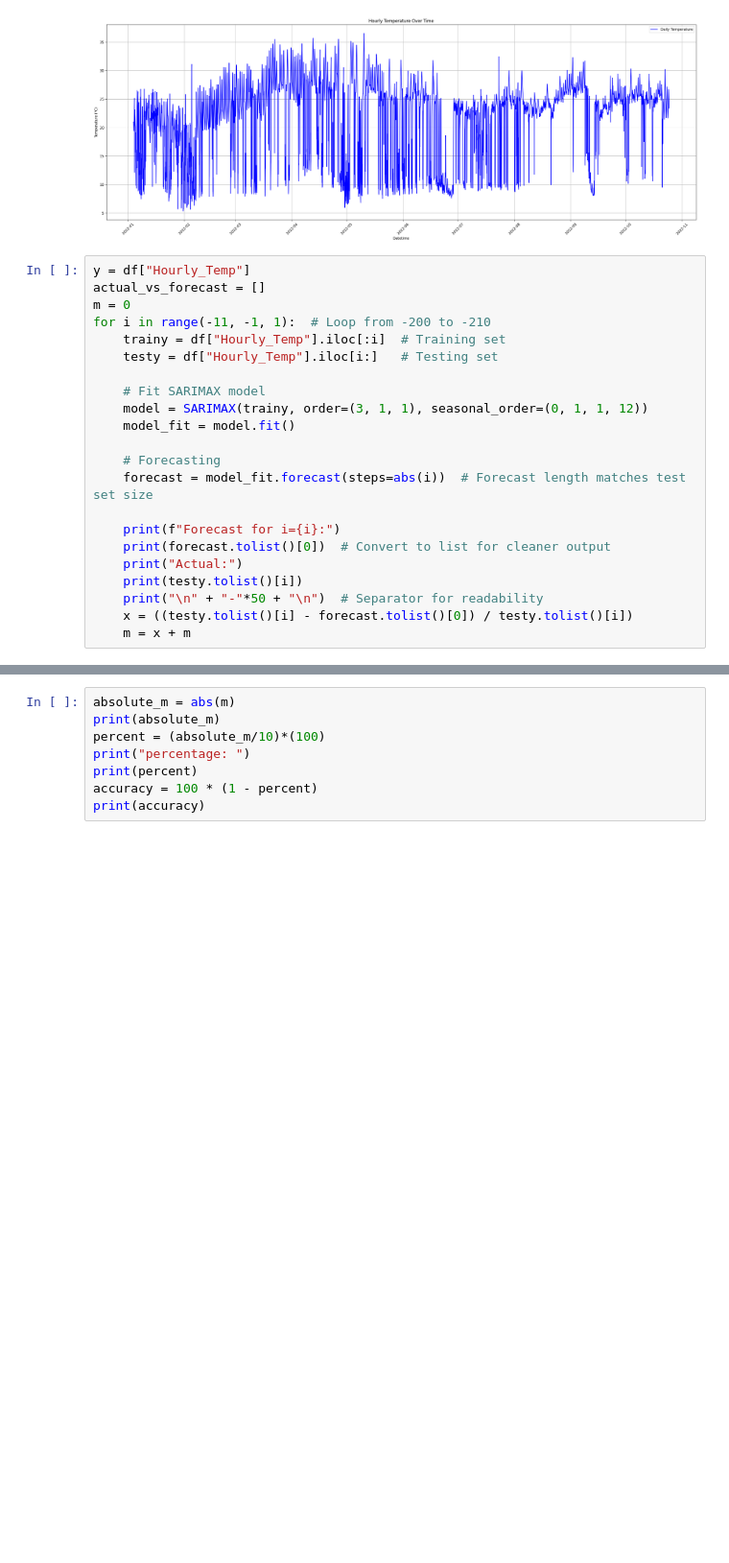
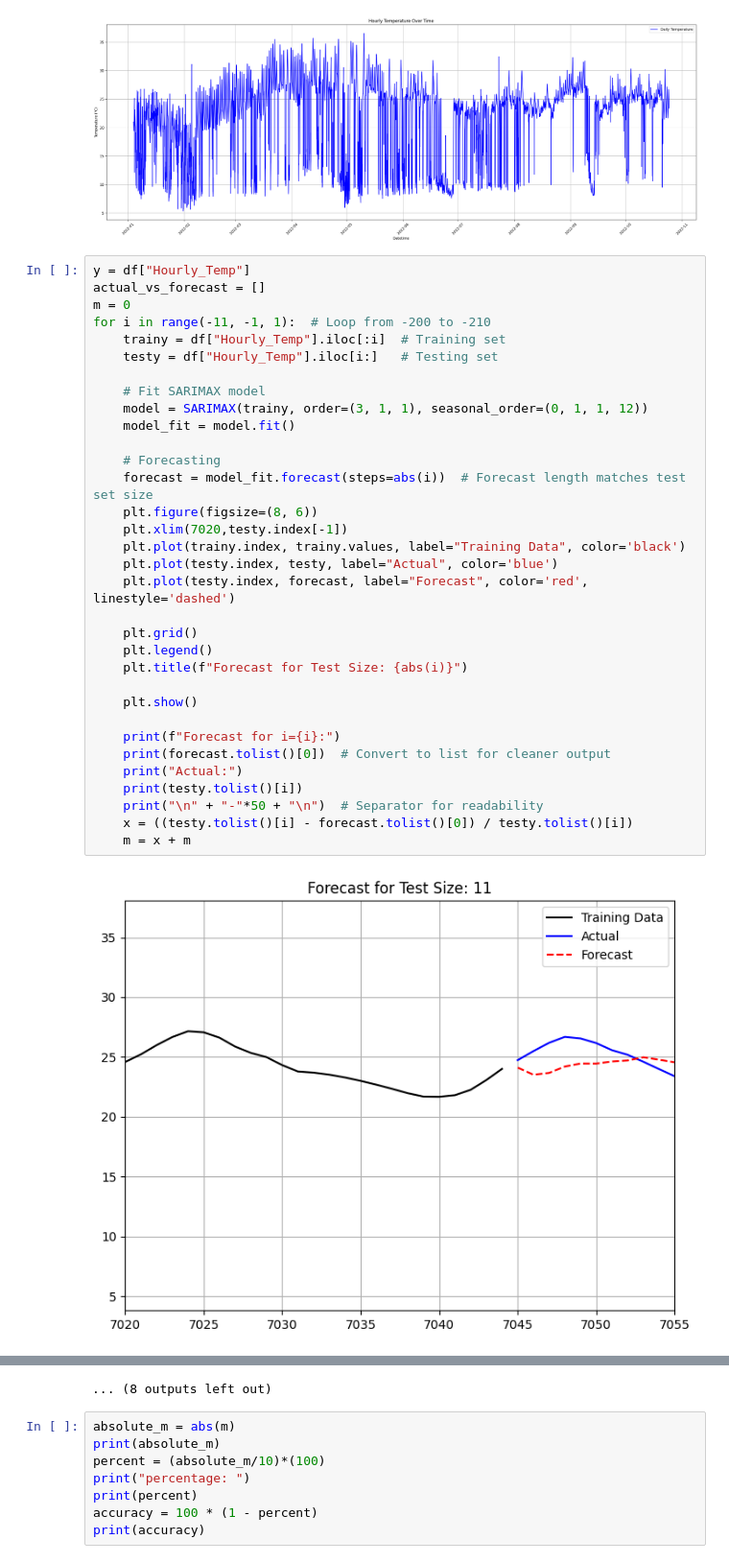
Before and after one commit to Grid-Resilience-Wentworth-Collaboration/time-series-tutorials-2025, a Jupyter notebook: WeatherPrediction.ipynb, the cells around one changed output, grey strips where cells are left out. Shown at 96% size. Cells and saved outputs as stored; diff of their text form; blank space fills up the shorter version.

Commit message:
graphs for poster

```diff
--- a/WeatherPrediction.ipynb
+++ b/WeatherPrediction.ipynb
@@ -46,26 +46,38 @@ plt.show()
 # %%
 y = df["Hourly_Temp"]
 actual_vs_forecast = []
 m = 0
 for i in range(-11, -1, 1):  # Loop from -200 to -210
     trainy = df["Hourly_Temp"].iloc[:i]  # Training set
     testy = df["Hourly_Temp"].iloc[i:]   # Testing set
 
     # Fit SARIMAX model
     model = SARIMAX(trainy, order=(3, 1, 1), seasonal_order=(0, 1, 1, 12))
     model_fit = model.fit()
 
     # Forecasting
     forecast = model_fit.forecast(steps=abs(i))  # Forecast length matches test set size
+    plt.figure(figsize=(8, 6))
+    plt.xlim(7020,testy.index[-1])
+    plt.plot(trainy.index, trainy.values, label="Training Data", color='black')
+    plt.plot(testy.index, testy, label="Actual", color='blue')
+    plt.plot(testy.index, forecast, label="Forecast", color='red', linestyle='dashed')
+
+    plt.grid()
+    plt.legend()
+    plt.title(f"Forecast for Test Size: {abs(i)}")
+
+    plt.show()
 
     print(f"Forecast for i={i}:")
     print(forecast.tolist()[0])  # Convert to list for cleaner output
     print("Actual:")
     print(testy.tolist()[i])
     print("\n" + "-"*50 + "\n")  # Separator for readability
     x = ((testy.tolist()[i] - forecast.tolist()[0]) / testy.tolist()[i])
     m = x + m
 # %% [output]
+[figure, added]
 Forecast for i=-11:
 24.10892142128403
 Actual:
@@ -86,3 +122,4 @@ Actual:
+... (8 outputs left out)
 # %%
 absolute_m = abs(m)
 print(absolute_m)
```
Also changed, not shown: parts of 4 cells of this notebook.
